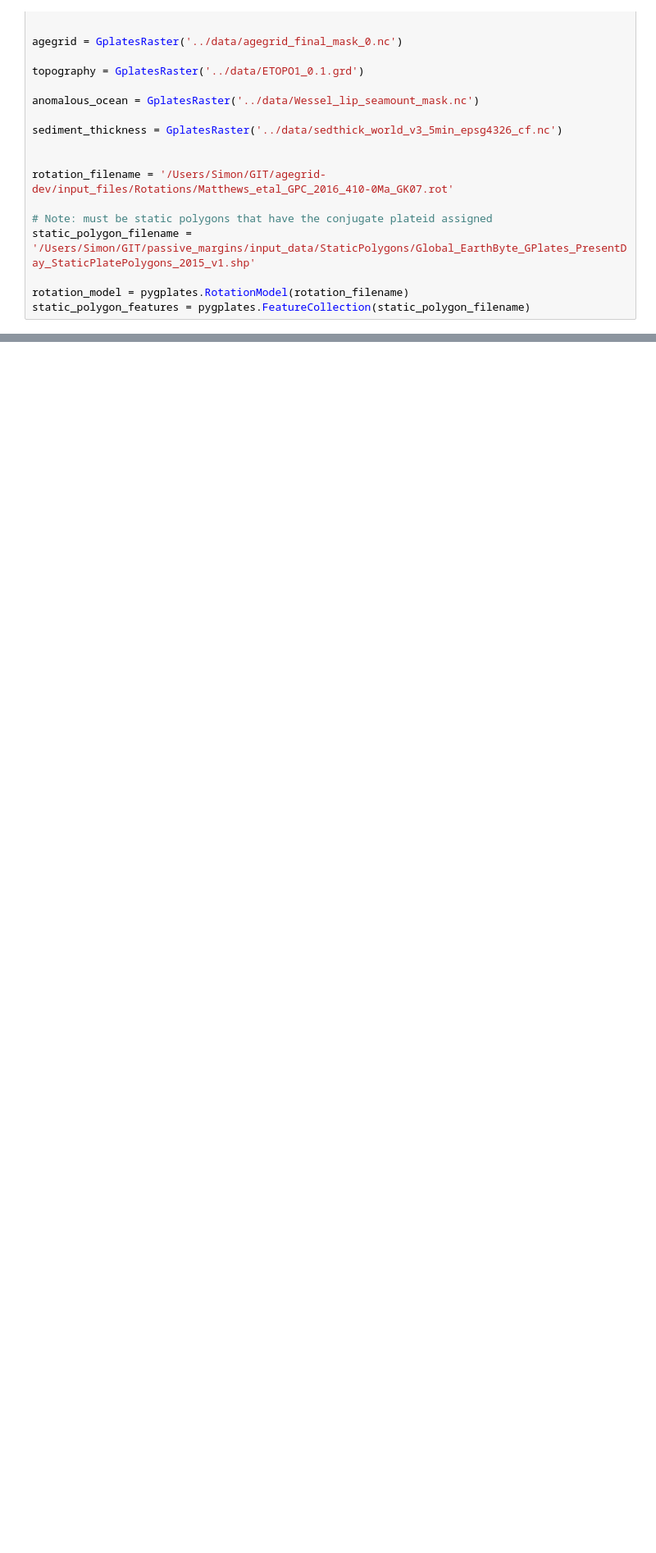
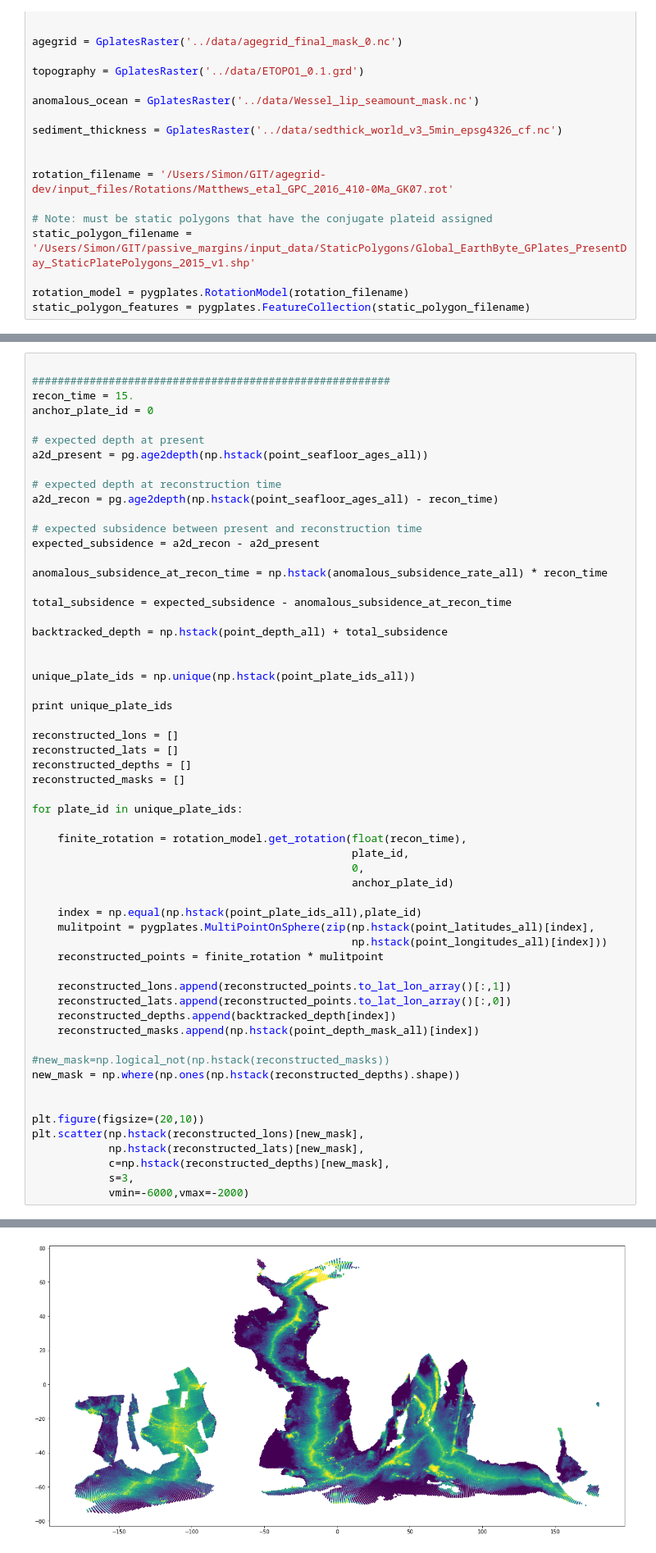
Before and after one commit to siwill22/paleotopography, a Jupyter notebook: dev/paleobathymetry_backtrack_global.ipynb, the cells around one changed output, grey strips where cells are left out. Shown at 82% size. Cells and saved outputs as stored; diff of their text form; blank space fills up the shorter version.

```diff
--- a/dev/paleobathymetry_backtrack_global.ipynb
+++ b/dev/paleobathymetry_backtrack_global.ipynb
@@ -178,0 +212,59 @@ AttributeError: 'AxesSubplot' object has no attribute 'xlabel'
+# %%
+
+########################################################
+recon_time = 15.
+anchor_plate_id = 0
+
+# expected depth at present
+a2d_present = pg.age2depth(np.hstack(point_seafloor_ages_all))
+
+# expected depth at reconstruction time
+a2d_recon = pg.age2depth(np.hstack(point_seafloor_ages_all) - recon_time)
+
+# expected subsidence between present and reconstruction time
+expected_subsidence = a2d_recon - a2d_present
+
+anomalous_subsidence_at_recon_time = np.hstack(anomalous_subsidence_rate_all) * recon_time
+
+total_subsidence = expected_subsidence - anomalous_subsidence_at_recon_time
+
+backtracked_depth = np.hstack(point_depth_all) + total_subsidence
+
+
+unique_plate_ids = np.unique(np.hstack(point_plate_ids_all))
+
+print unique_plate_ids
+
+reconstructed_lons = []
+reconstructed_lats = []
+reconstructed_depths = []
+reconstructed_masks = []
+
+for plate_id in unique_plate_ids:
+
+    finite_rotation = rotation_model.get_rotation(float(recon_time),
+                                                  plate_id,
+                                                  0,
+                                                  anchor_plate_id)
+
+    index = np.equal(np.hstack(point_plate_ids_all),plate_id)
+    mulitpoint = pygplates.MultiPointOnSphere(zip(np.hstack(point_latitudes_all)[index],
+                                                  np.hstack(point_longitudes_all)[index]))
+    reconstructed_points = finite_rotation * mulitpoint
+
+    reconstructed_lons.append(reconstructed_points.to_lat_lon_array()[:,1])
+    reconstructed_lats.append(reconstructed_points.to_lat_lon_array()[:,0])
+    reconstructed_depths.append(backtracked_depth[index])
+    reconstructed_masks.append(np.hstack(point_depth_mask_all)[index])
+
+#new_mask=np.logical_not(np.hstack(reconstructed_masks))
+new_mask = np.where(np.ones(np.hstack(reconstructed_depths).shape))
+
+
+plt.figure(figsize=(20,10))
+plt.scatter(np.hstack(reconstructed_lons)[new_mask],
+            np.hstack(reconstructed_lats)[new_mask],
+            c=np.hstack(reconstructed_depths)[new_mask],
+            s=3,
+            vmin=-6000,vmax=-2000)
+# %% [output]
@@ -178,0 +274 @@ AttributeError: 'AxesSubplot' object has no attribute 'xlabel'
+[figure, added]
```
Also changed, not shown: parts of 5 cells of this notebook.
